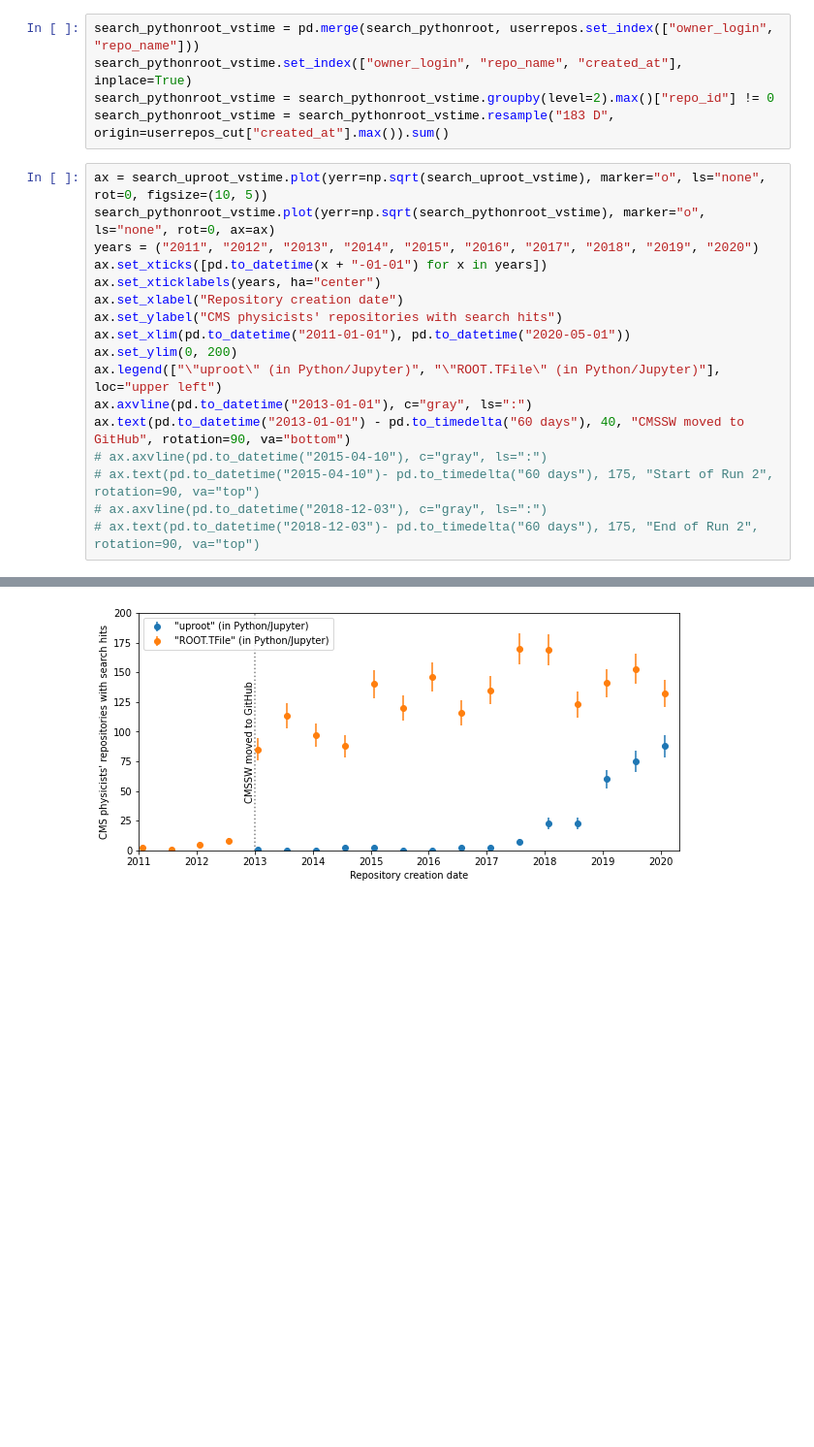
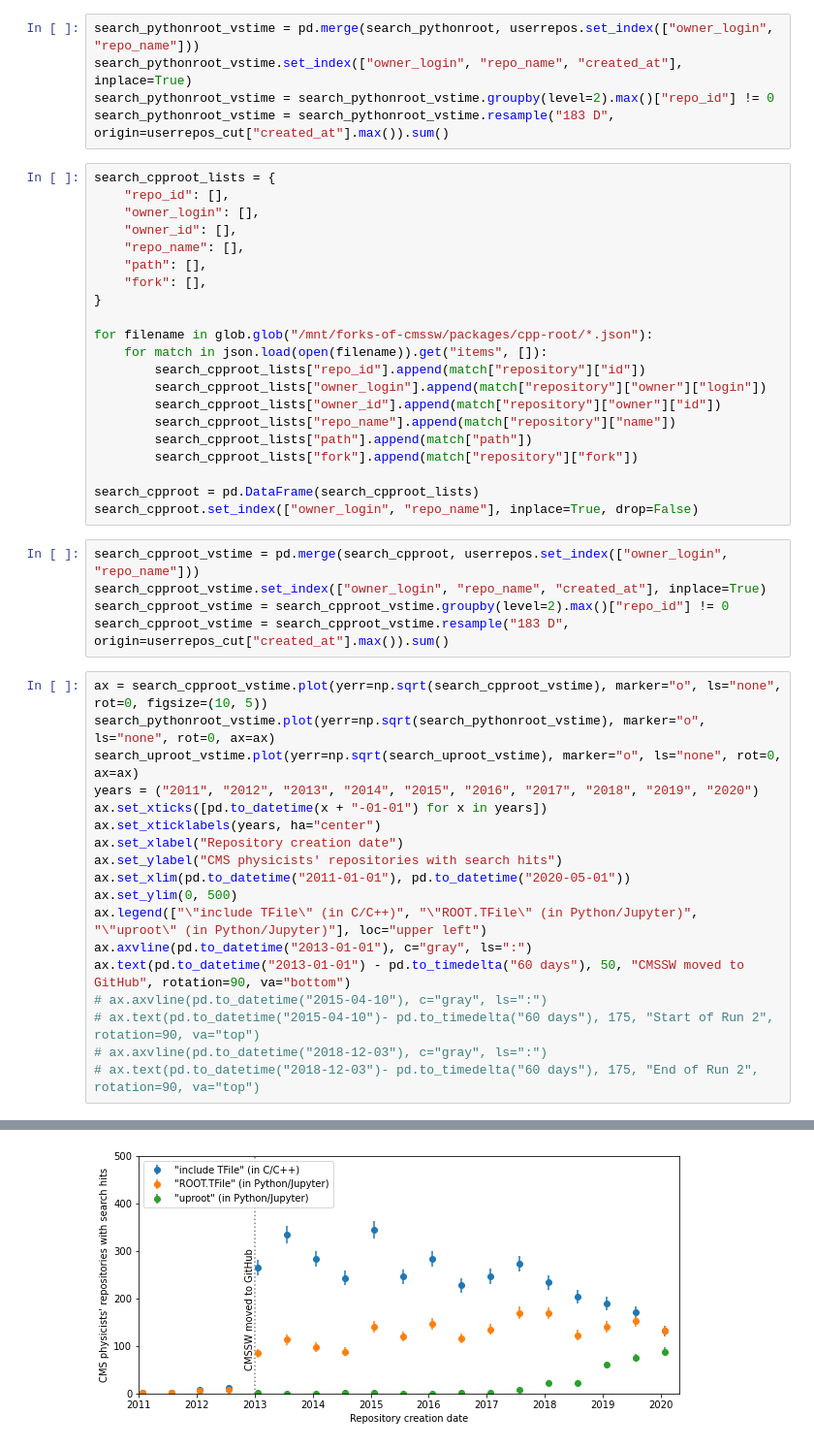
Before and after one commit to jpivarski-talks/2020-08-13-pyhep-debriefing, a Jupyter notebook: analyze-cmssw.ipynb, the cells around one changed output, grey strips where cells are left out. Shown at 97% size. Drawn from its saved outputs; the diff is of its cells as text; blank space fills up the shorter version.

Commit message:
Snapshot all cpproot page 1's before adding page 2's.

```diff
--- a/analyze-cmssw.ipynb
+++ b/analyze-cmssw.ipynb
@@ -480,19 +480,46 @@ search_pythonroot_vstime = pd.merge(search_pythonroot, userrepos.set_index(["own
 search_pythonroot_vstime.set_index(["owner_login", "repo_name", "created_at"], inplace=True)
 search_pythonroot_vstime = search_pythonroot_vstime.groupby(level=2).max()["repo_id"] != 0
 search_pythonroot_vstime = search_pythonroot_vstime.resample("183 D", origin=userrepos_cut["created_at"].max()).sum()
+# %%
+search_cpproot_lists = {
+    "repo_id": [],
+    "owner_login": [],
+    "owner_id": [],
+    "repo_name": [],
+    "path": [],
+    "fork": [],
+}
+
+for filename in glob.glob("/mnt/forks-of-cmssw/packages/cpp-root/*.json"):
+    for match in json.load(open(filename)).get("items", []):
+        search_cpproot_lists["repo_id"].append(match["repository"]["id"])
+        search_cpproot_lists["owner_login"].append(match["repository"]["owner"]["login"])
+        search_cpproot_lists["owner_id"].append(match["repository"]["owner"]["id"])
+        search_cpproot_lists["repo_name"].append(match["repository"]["name"])
+        search_cpproot_lists["path"].append(match["path"])
+        search_cpproot_lists["fork"].append(match["repository"]["fork"])
+
+search_cpproot = pd.DataFrame(search_cpproot_lists)
+search_cpproot.set_index(["owner_login", "repo_name"], inplace=True, drop=False)
+# %%
+search_cpproot_vstime = pd.merge(search_cpproot, userrepos.set_index(["owner_login", "repo_name"]))
+search_cpproot_vstime.set_index(["owner_login", "repo_name", "created_at"], inplace=True)
+search_cpproot_vstime = search_cpproot_vstime.groupby(level=2).max()["repo_id"] != 0
+search_cpproot_vstime = search_cpproot_vstime.resample("183 D", origin=userrepos_cut["created_at"].max()).sum()
 # %%
-ax = search_uproot_vstime.plot(yerr=np.sqrt(search_uproot_vstime), marker="o", ls="none", rot=0, figsize=(10, 5))
+ax = search_cpproot_vstime.plot(yerr=np.sqrt(search_cpproot_vstime), marker="o", ls="none", rot=0, figsize=(10, 5))
 search_pythonroot_vstime.plot(yerr=np.sqrt(search_pythonroot_vstime), marker="o", ls="none", rot=0, ax=ax)
+search_uproot_vstime.plot(yerr=np.sqrt(search_uproot_vstime), marker="o", ls="none", rot=0, ax=ax)
 years = ("2011", "2012", "2013", "2014", "2015", "2016", "2017", "2018", "2019", "2020")
 ax.set_xticks([pd.to_datetime(x + "-01-01") for x in years])
 ax.set_xticklabels(years, ha="center")
 ax.set_xlabel("Repository creation date")
 ax.set_ylabel("CMS physicists' repositories with search hits")
 ax.set_xlim(pd.to_datetime("2011-01-01"), pd.to_datetime("2020-05-01"))
-ax.set_ylim(0, 200)
-ax.legend(["\"uproot\" (in Python/Jupyter)", "\"ROOT.TFile\" (in Python/Jupyter)"], loc="upper left")
+ax.set_ylim(0, 500)
+ax.legend(["\"include TFile\" (in C/C++)", "\"ROOT.TFile\" (in Python/Jupyter)", "\"uproot\" (in Python/Jupyter)"], loc="upper left")
 ax.axvline(pd.to_datetime("2013-01-01"), c="gray", ls=":")
-ax.text(pd.to_datetime("2013-01-01") - pd.to_timedelta("60 days"), 40, "CMSSW moved to GitHub", rotation=90, va="bottom")
+ax.text(pd.to_datetime("2013-01-01") - pd.to_timedelta("60 days"), 50, "CMSSW moved to GitHub", rotation=90, va="bottom")
 # ax.axvline(pd.to_datetime("2015-04-10"), c="gray", ls=":")
 # ax.text(pd.to_datetime("2015-04-10")- pd.to_timedelta("60 days"), 175, "Start of Run 2", rotation=90, va="top")
 # ax.axvline(pd.to_datetime("2018-12-03"), c="gray", ls=":")
@@ -502 +529 @@ Text(2012-11-02 00:00:00, 40, 'CMSSW moved to GitHub')
-[figure, old version]
+[figure, new version]
```
Also changed, not shown: parts of 2 cells of this notebook.
